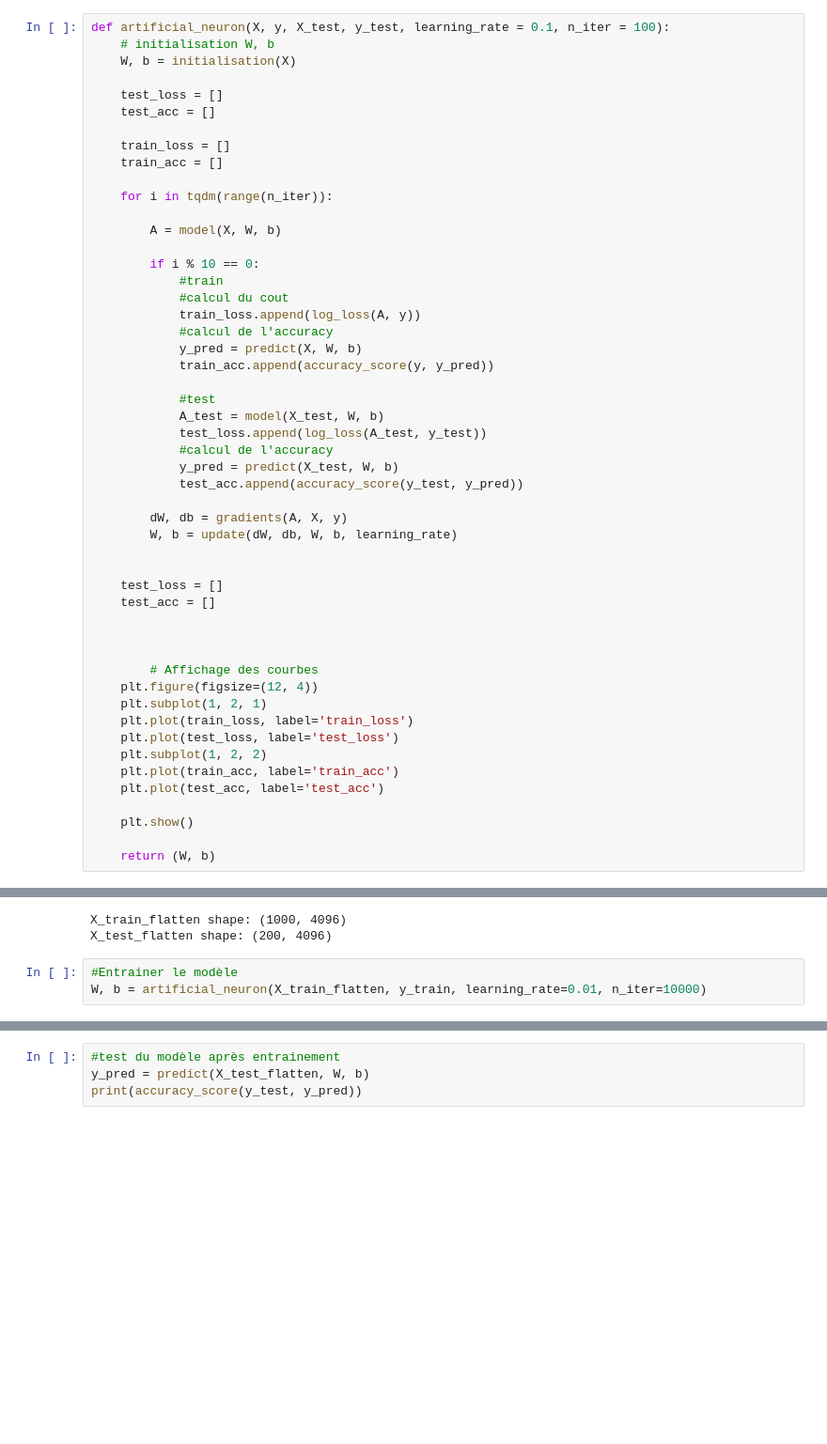
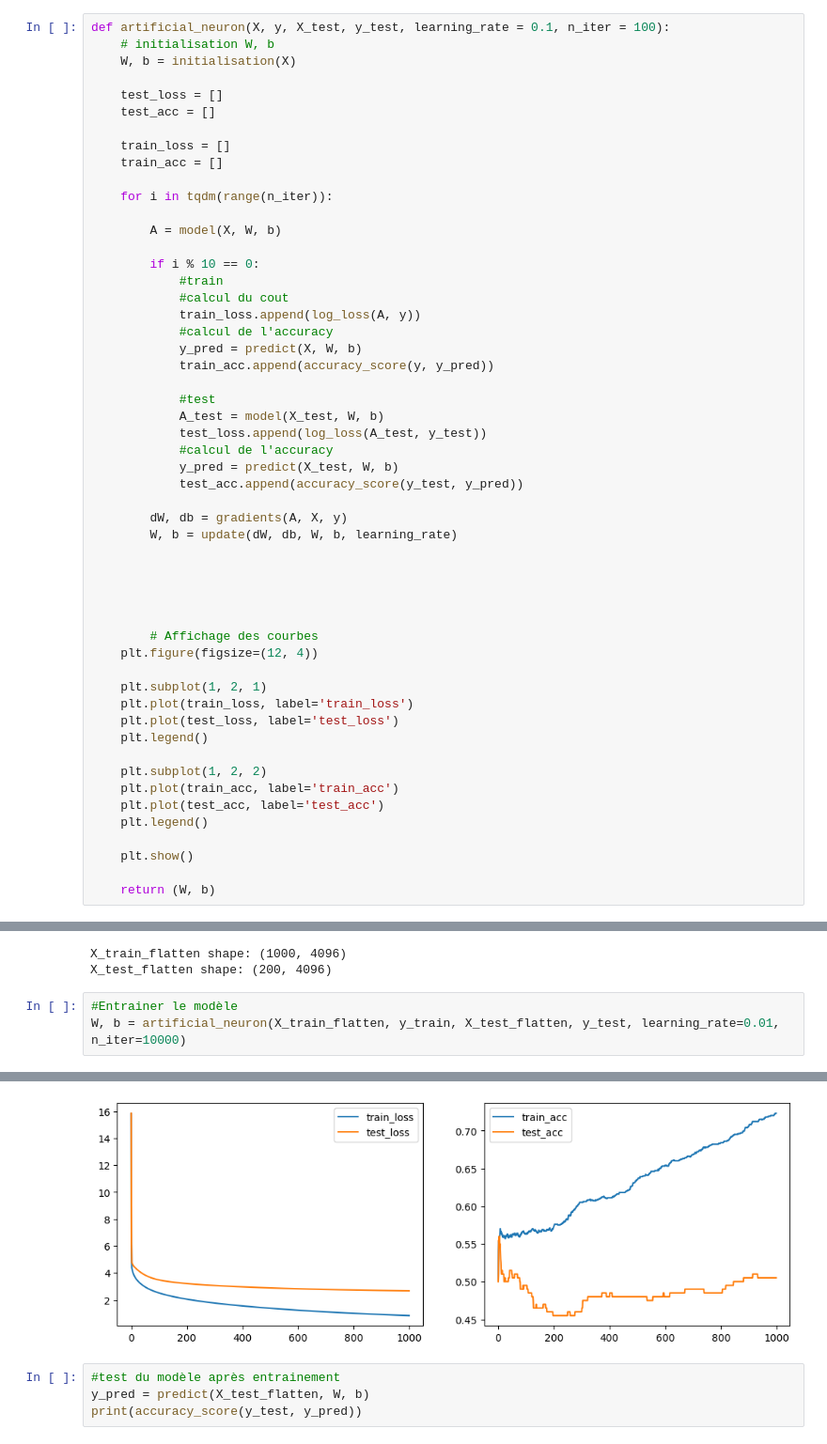
Before and after one commit to Yassin97440/first_neurones, a Jupyter notebook: cat_vs_dog.ipynb, the cells around one changed output, grey strips where cells are left out. Shown at 94% size. Saved outputs shown, nothing was run; the diff lists cells and outputs as text; blank space fills up the shorter version.

```diff
--- a/cat_vs_dog.ipynb
+++ b/cat_vs_dog.ipynb
@@ -158,19 +160,21 @@ def artificial_neuron(X, y, X_test, y_test, learning_rate = 0.1, n_iter = 100):
         W, b = update(dW, db, W, b, learning_rate)
 
 
-    test_loss = []
-    test_acc = []
 
 
 
         # Affichage des courbes
     plt.figure(figsize=(12, 4))
+
     plt.subplot(1, 2, 1)
     plt.plot(train_loss, label='train_loss')
     plt.plot(test_loss, label='test_loss')
+    plt.legend()
+
     plt.subplot(1, 2, 2)
     plt.plot(train_acc, label='train_acc')
     plt.plot(test_acc, label='test_acc')
+    plt.legend()
 
     plt.show()
 
@@ -232,5 +236,5 @@ X_train_flatten shape: (1000, 4096)
 X_test_flatten shape: (200, 4096)
 # %%
 #Entrainer le modèle
-W, b = artificial_neuron(X_train_flatten, y_train, learning_rate=0.01, n_iter=10000)
+W, b = artificial_neuron(X_train_flatten, y_train, X_test_flatten, y_test, learning_rate=0.01, n_iter=10000)
 # %% [output]
@@ -238,3 +241,4 @@ TypeError: artificial_neuron() missing 2 required positional arguments: 'X_test'
+[figure, added]
 # %%
 #test du modèle après entrainement
 y_pred = predict(X_test_flatten, W, b)
```
Also changed, not shown: parts of 4 cells of this notebook.
